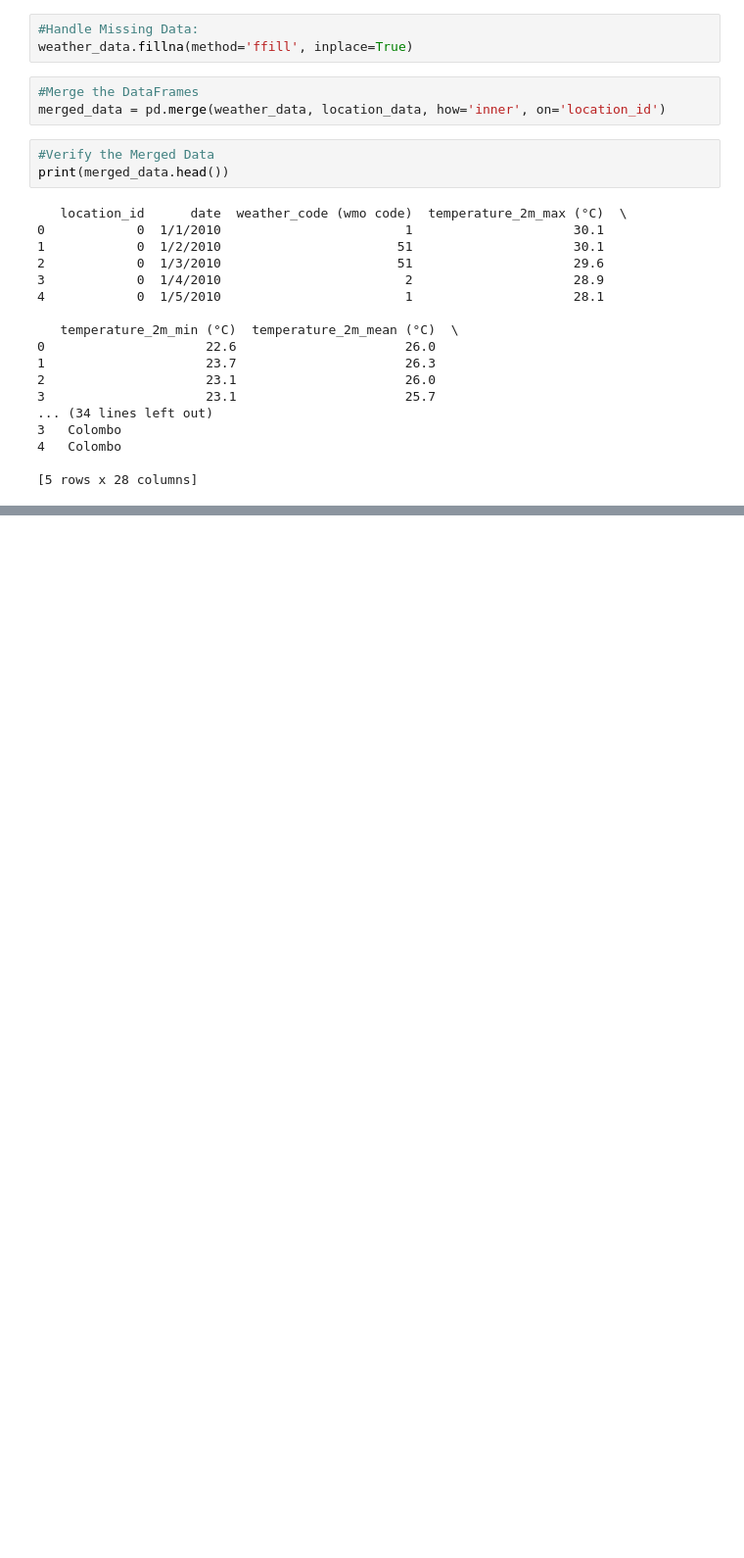
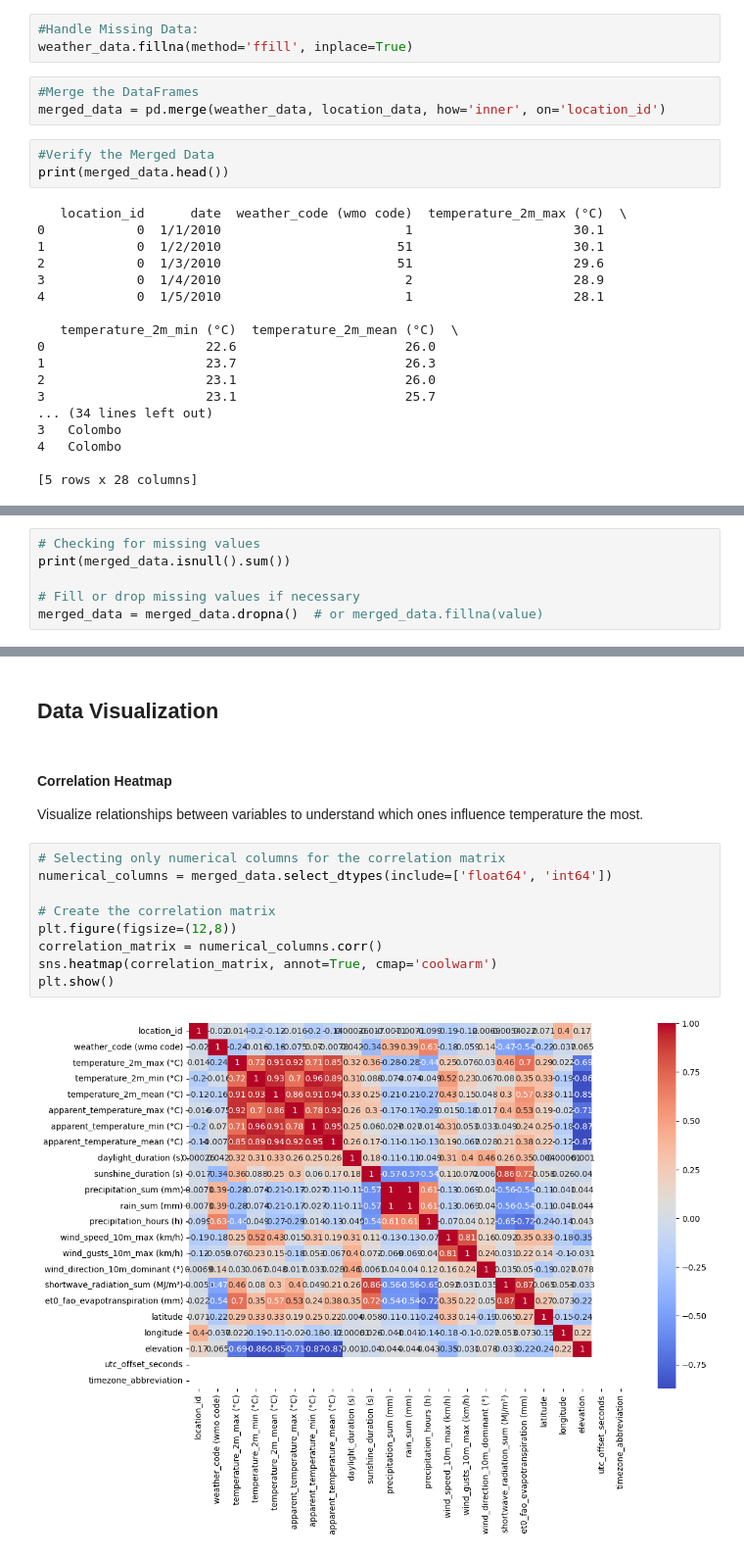
Before and after one commit to IT21271182/Deep-Learning-Project, a Jupyter notebook: IT21271182.ipynb, the cells around one changed output, grey strips where cells are left out. Shown at 98% size. Saved outputs shown, nothing was run; the diff lists cells and outputs as text; blank space fills up the shorter version.

Commit message:
Data Visualization

```diff
--- a/IT21271182.ipynb
+++ b/IT21271182.ipynb
@@ -90,2 +92,8 @@ weather_data['date'] = pd.to_datetime(weather_data['date'])
 weather_data['month'] = weather_data['date'].dt.month
 weather_data['year'] = weather_data['date'].dt.year
+# %%
+# Checking for missing values
+print(merged_data.isnull().sum())
+
+# Fill or drop missing values if necessary
+merged_data = merged_data.dropna()  # or merged_data.fillna(value)
@@ -91,0 +139,16 @@ weather_data['year'] = weather_data['date'].dt.year
+# %% [markdown]
+## Data Visualization
+# %% [markdown]
+#### Correlation Heatmap
+Visualize relationships between variables to understand which ones influence temperature the most.
+# %%
+# Selecting only numerical columns for the correlation matrix
+numerical_columns = merged_data.select_dtypes(include=['float64', 'int64'])
+
+# Create the correlation matrix
+plt.figure(figsize=(12,8))
+correlation_matrix = numerical_columns.corr()
+sns.heatmap(correlation_matrix, annot=True, cmap='coolwarm')
+plt.show()
+# %% [output]
+[figure, added]
```
Also changed, not shown: parts of 7 cells of this notebook.
